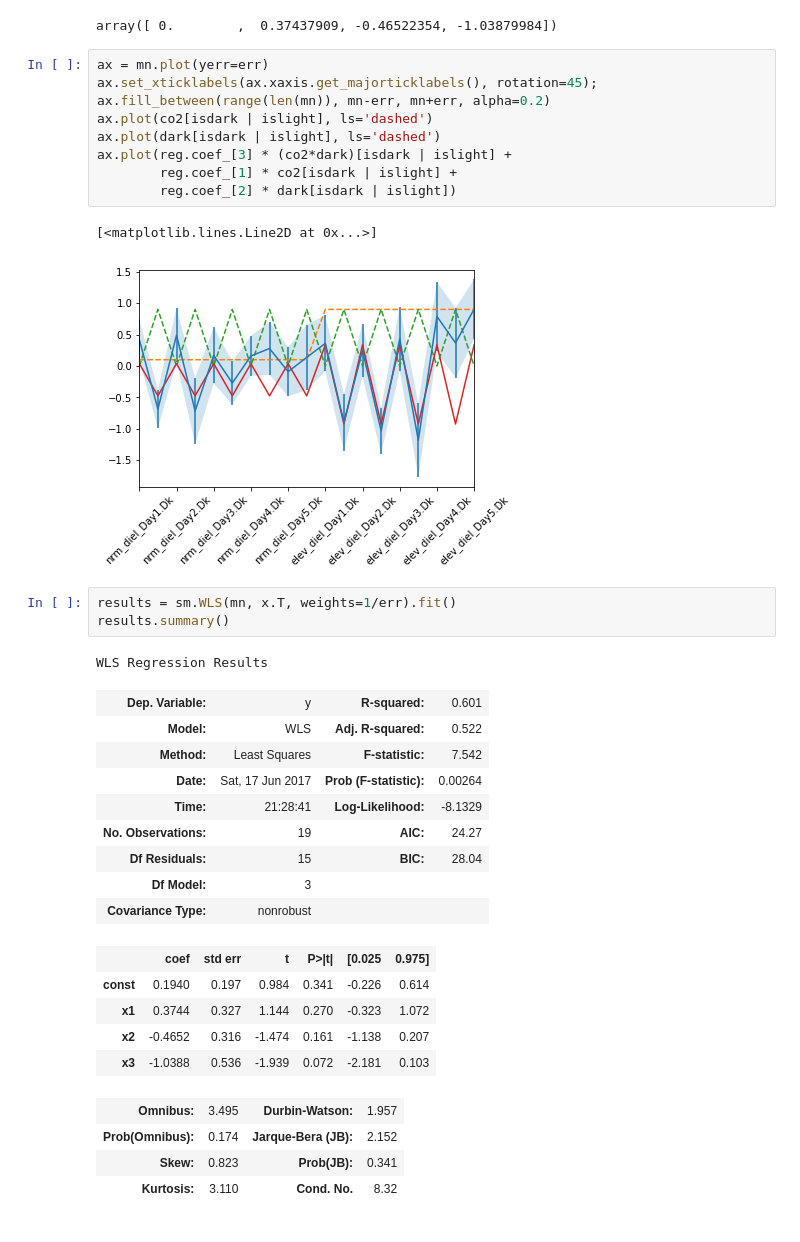
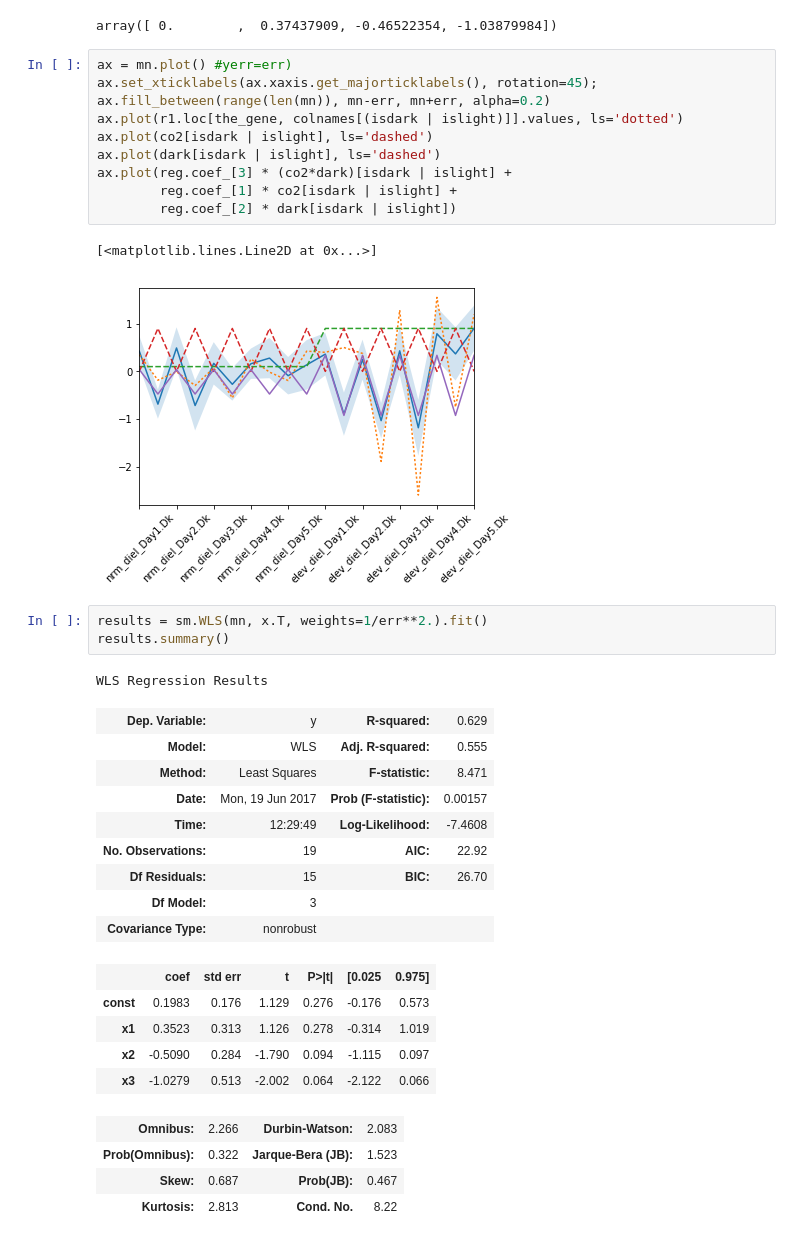
Before and after one commit to djreiss/diatoms, a Jupyter notebook: Untitled.ipynb, the cells around one changed output. Cells and saved outputs as stored; diff of their text form.

```diff
--- a/Untitled.ipynb
+++ b/Untitled.ipynb
@@ -351,37 +352,38 @@ reg.coef_
 0.475538801318
 array([ 0.        ,  0.37437909, -0.46522354, -1.03879984])
 # %%
-ax = mn.plot(yerr=err)
+ax = mn.plot() #yerr=err)
 ax.set_xticklabels(ax.xaxis.get_majorticklabels(), rotation=45);
 ax.fill_between(range(len(mn)), mn-err, mn+err, alpha=0.2)
+ax.plot(r1.loc[the_gene, colnames[(isdark | islight)]].values, ls='dotted')
 ax.plot(co2[isdark | islight], ls='dashed')
 ax.plot(dark[isdark | islight], ls='dashed')
 ax.plot(reg.coef_[3] * (co2*dark)[isdark | islight] +
         reg.coef_[1] * co2[isdark | islight] +
         reg.coef_[2] * dark[isdark | islight])
 # %% [output]
 [<matplotlib.lines.Line2D at 0x...>]
-[figure, old version]
+[figure, new version]
 # %%
-results = sm.WLS(mn, x.T, weights=1/err).fit()
+results = sm.WLS(mn, x.T, weights=1/err**2.).fit()
 results.summary()
 # %% [output]
 WLS Regression Results
-| Dep. Variable: | y | R-squared: | 0.601 |
-| Model: | WLS | Adj. R-squared: | 0.522 |
-| Method: | Least Squares | F-statistic: | 7.542 |
-| Date: | Sat, 17 Jun 2017 | Prob (F-statistic): | 0.00264 |
-| Time: | 21:28:41 | Log-Likelihood: | -8.1329 |
-| No. Observations: | 19 | AIC: | 24.27 |
-| Df Residuals: | 15 | BIC: | 28.04 |
+| Dep. Variable: | y | R-squared: | 0.629 |
+| Model: | WLS | Adj. R-squared: | 0.555 |
+| Method: | Least Squares | F-statistic: | 8.471 |
+| Date: | Mon, 19 Jun 2017 | Prob (F-statistic): | 0.00157 |
+| Time: | 12:29:49 | Log-Likelihood: | -7.4608 |
+| No. Observations: | 19 | AIC: | 22.92 |
+| Df Residuals: | 15 | BIC: | 26.70 |
 | Df Model: | 3 |  |  |
 | Covariance Type: | nonrobust |  |  |
 |  | coef | std err | t | P>|t| | [0.025 | 0.975] |
-| const | 0.1940 | 0.197 | 0.984 | 0.341 | -0.226 | 0.614 |
-| x1 | 0.3744 | 0.327 | 1.144 | 0.270 | -0.323 | 1.072 |
-| x2 | -0.4652 | 0.316 | -1.474 | 0.161 | -1.138 | 0.207 |
-| x3 | -1.0388 | 0.536 | -1.939 | 0.072 | -2.181 | 0.103 |
+| const | 0.1983 | 0.176 | 1.129 | 0.276 | -0.176 | 0.573 |
+| x1 | 0.3523 | 0.313 | 1.126 | 0.278 | -0.314 | 1.019 |
+| x2 | -0.5090 | 0.284 | -1.790 | 0.094 | -1.115 | 0.097 |
+| x3 | -1.0279 | 0.513 | -2.002 | 0.064 | -2.122 | 0.066 |
-| Omnibus: | 3.495 | Durbin-Watson: | 1.957 |
-| Prob(Omnibus): | 0.174 | Jarque-Bera (JB): | 2.152 |
-| Skew: | 0.823 | Prob(JB): | 0.341 |
-| Kurtosis: | 3.110 | Cond. No. | 8.32 |
+| Omnibus: | 2.266 | Durbin-Watson: | 2.083 |
+| Prob(Omnibus): | 0.322 | Jarque-Bera (JB): | 1.523 |
+| Skew: | 0.687 | Prob(JB): | 0.467 |
+| Kurtosis: | 2.813 | Cond. No. | 8.22 |
```
Also changed, not shown: parts of 6 cells of this notebook.
